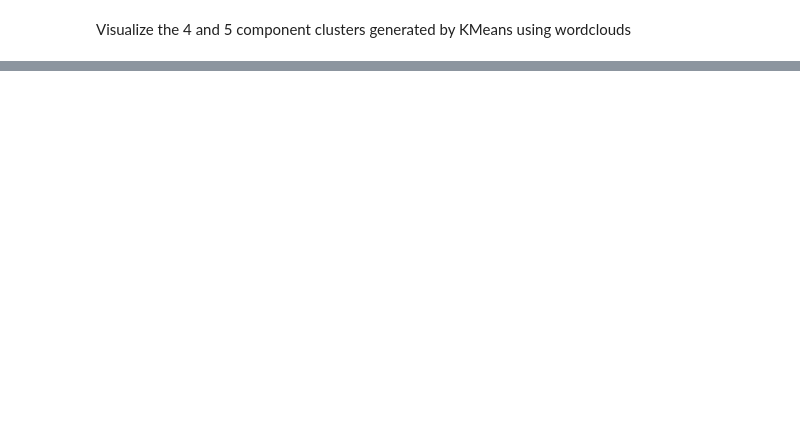
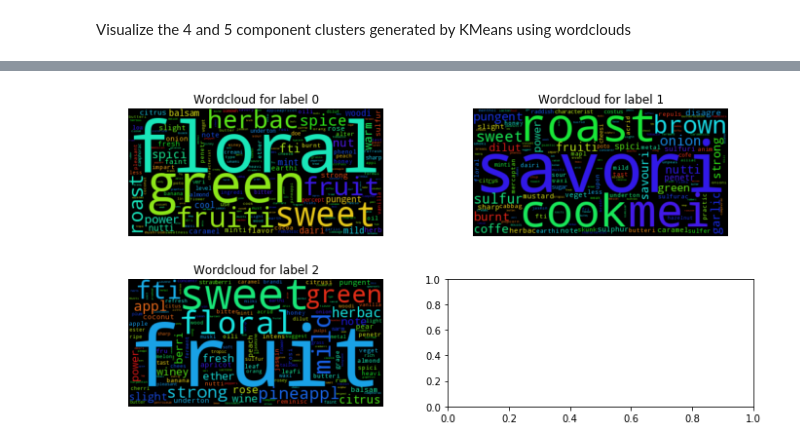
Before and after one commit to trnoriega/chemproject, a Jupyter notebook: descriptor_clustering.ipynb, the cells around one changed output, grey strips where cells are left out. Drawn from its saved outputs; the diff is of its cells as text; code cells hidden in the pictures; blank space fills up the shorter version.

```diff
--- a/descriptor_clustering.ipynb
+++ b/descriptor_clustering.ipynb
@@ -212,0 +222,33 @@ kmeans_wordcloud(4, descriptors, 2, 2)
+# %%
+import re
+
+def descriptor_cleanup(dicto_list):
+    """
+    Removes 'aroma' and 'odour' from merged descriptors. Also removes duplicates.
+    """
+    new_list = deepcopy(dicto_list)
+
+    for dicto in new_list:
+        descriptors = dicto.get('merged descriptors')
+        descriptors.strip()
+#         print(descriptors)
+        assert descriptors != None, "Dicto_list has a dicto without merged descriptors"
+        to_remove = ['aroma', 'odour', 'like', 'at']
+        for string in to_remove:
+            descriptors = descriptors.replace(string, '')
+        #remove 'fruiti', but only if 'fruit' is present
+        fruiti = re.compile(r'\bfruiti\b')
+        fruit = re.compile(r'\bfruit\b')
+        if re.search(fruit, descriptors):
+            descriptors = re.sub(fruiti, '', descriptors)
+        descriptors = descriptors.split(' ')
+        descriptors = list(set(descriptors))
+        base = ''
+        for string in descriptors:
+            base += ' '
+            base += string
+        dicto['merged descriptors'] = base.strip()
+#         print(dicto.get('merged descriptors'))
+    return new_list
+# %%
+cleaned_chemicals = descriptor_cleanup(id_chemicals)
@@ -212,0 +293,4 @@ kmeans_wordcloud(4, descriptors, 2, 2)
+# %%
+labels_3 = kmeans_wordcloud(3, descriptors, 2, 2)
+# %% [output]
+[figure, added]
```
Also changed, not shown: parts of 20 cells of this notebook.
